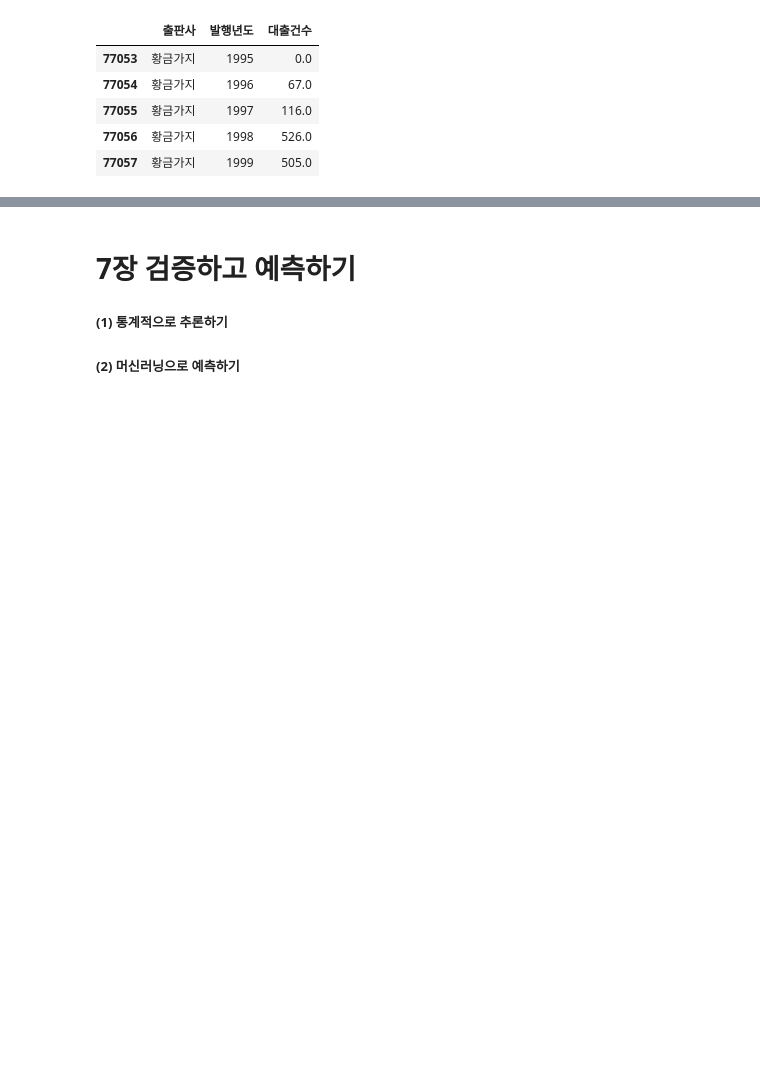
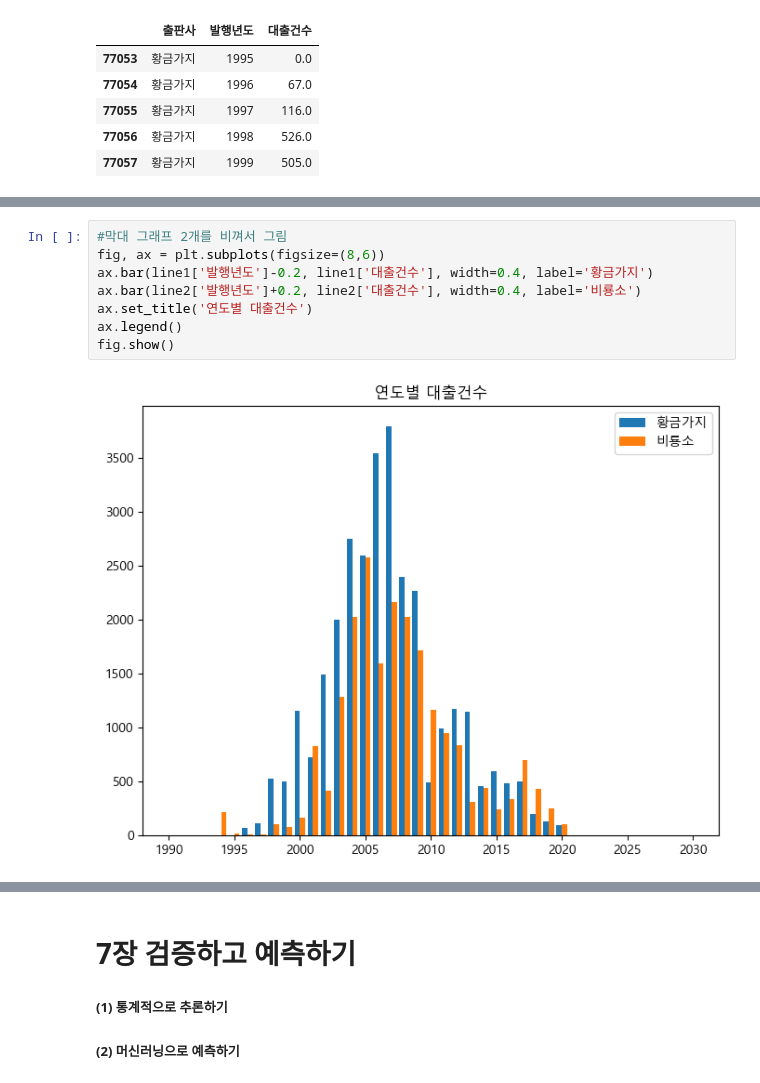
Before and after one commit to yccho1004/pythonBasic, a Jupyter notebook: HonGong-DataAnalysis_py/basics_DA.ipynb, the cells around one changed output, grey strips where cells are left out. Drawn from its saved outputs; the diff is of its cells as text; blank space fills up the shorter version.

```diff
--- a/HonGong-DataAnalysis_py/basics_DA.ipynb
+++ b/HonGong-DataAnalysis_py/basics_DA.ipynb
@@ -1220,0 +1277,10 @@ fig.show()
+# %%
+#막대 그래프 2개를 비껴서 그림
+fig, ax = plt.subplots(figsize=(8,6))
+ax.bar(line1['발행년도']-0.2, line1['대출건수'], width=0.4, label='황금가지')
+ax.bar(line2['발행년도']+0.2, line2['대출건수'], width=0.4, label='비룡소')
+ax.set_title('연도별 대출건수')
+ax.legend()
+fig.show()
+# %% [output]
+[figure, added]
```
Also changed, not shown: parts of 16 cells of this notebook.
